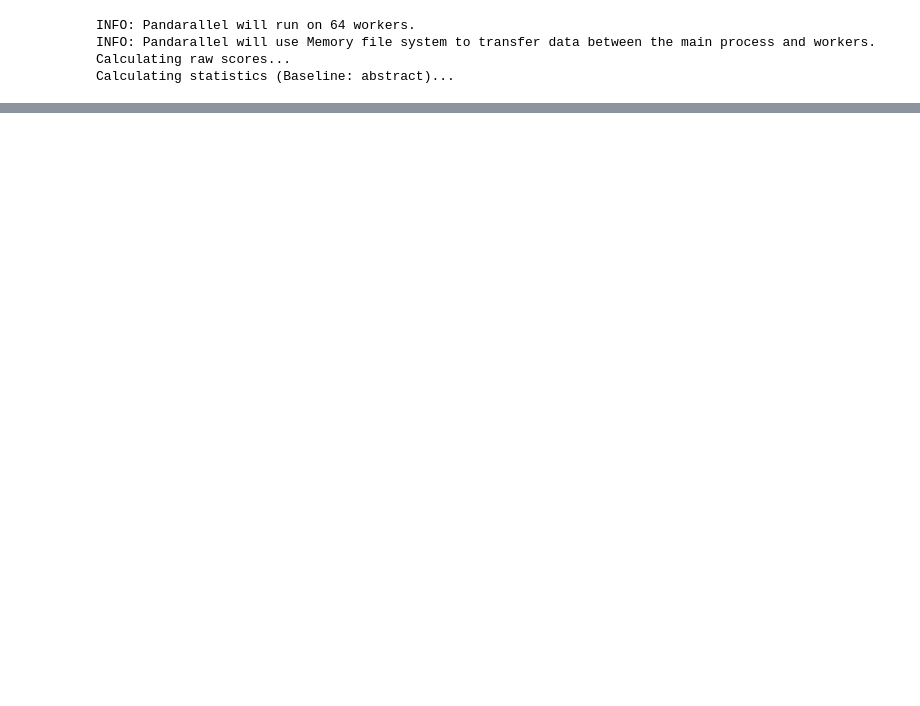
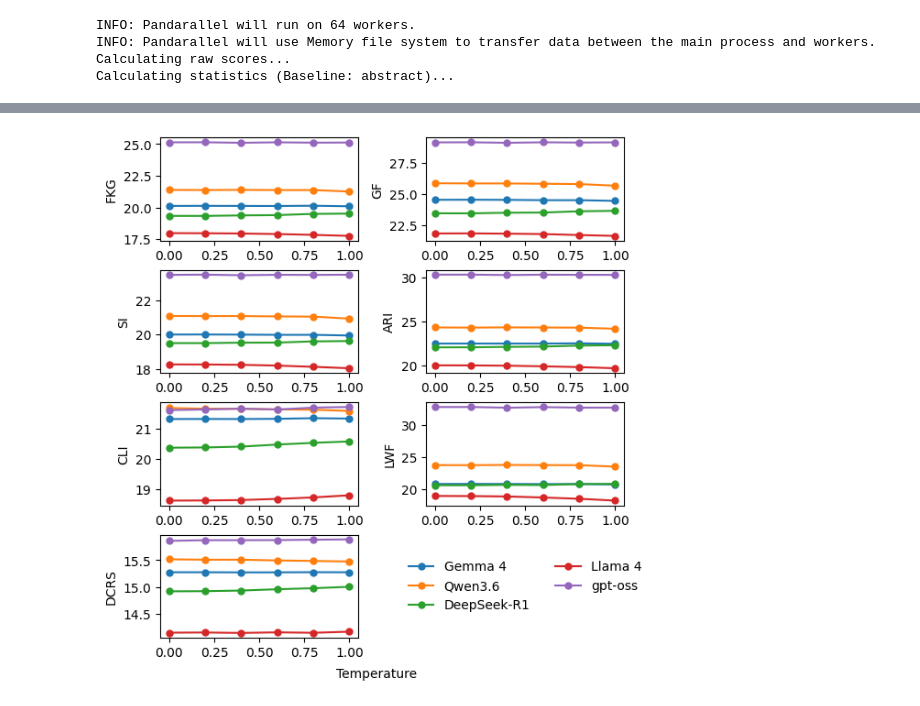
Before and after one commit to netknowledge/LLM_summarization, a Jupyter notebook: dataset_description/readability.ipynb, the cells around one changed output, grey strips where cells are left out. Drawn from its saved outputs; the diff is of its cells as text; code cells hidden in the pictures; blank space fills up the shorter version.

```diff
--- a/dataset_description/readability.ipynb
+++ b/dataset_description/readability.ipynb
@@ -174,0 +287,69 @@ readability_results
+# %%
+# ══════════════════════════════════════════════════════════════════════════════
+# Readability: 7 metrics in 4×2 grid  (legend in last subplot)
+# ══════════════════════════════════════════════════════════════════════════════
+
+import matplotlib.pyplot as plt
+import matplotlib
+from pathlib import Path
+
+home = Path.home()
+cache_file = home / 'projects/TLDR/data/paper_html_10.1038/abs_annotation/temperature_stats/temp_readability.parquet'
+stats_df = pd.read_parquet(cache_file)
+
+# ── Config (consistent with statistics.ipynb) ──
+models = ['gemma4', 'qwen3.6', 'deepseek_r1', 'llama4', 'gpt_oss']
+
+model_label = {
+    'gemma4': 'Gemma 4', 'qwen3.6': 'Qwen3.6',
+    'deepseek_r1': 'DeepSeek-R1', 'llama4': 'Llama 4', 'gpt_oss': 'gpt-oss',
+}
+model_colors = {
+    'gemma4': '#1f77b4', 'qwen3.6': '#ff7f0e',
+    'deepseek_r1': '#2ca02c', 'llama4': '#d62728', 'gpt_oss': '#9467bd',
+}
+
+readability_metrics = [
+    'flesch_kincaid_grade',
+    'gunning_fog',
+    'smog_index',
+    'automated_readability_index',
+    'coleman_liau_index',
+    'linsear_write_formula',
+    'dale_chall_readability_score',
+]
+
+# Abbreviated y-axis labels
+metric_labels = {
+    'flesch_kincaid_grade':          'FKG',
+    'gunning_fog':                   'GF',
+    'smog_index':                    'SI',
+    'automated_readability_index':   'ARI',
+    'coleman_liau_index':            'CLI',
+    'linsear_write_formula':         'LWF',
+    'dale_chall_readability_score':  'DCRS',
+}
+
+rdf = stats_df[stats_df['category'] == 'readability'].copy()
+
+fig, axes = plt.subplots(4, 2, figsize=(6, 6), constrained_layout=True)
+axes_flat = axes.flat
+
+# Plot 7 metrics in the first 7 subplots
+for ax, metric in zip(axes_flat, readability_metrics):
+    sub = rdf[rdf['metric'] == metric]
+    for model in models:
+        msub = sub[sub['model'] == model].sort_values('temp')
+        ax.plot(msub['temp'], msub['value'], color=model_colors[model],
+                marker='o', ms=5, label=model_label[model])
+    ax.set_ylabel(metric_labels[metric])
+    ax.set_xlabel('')
+fig.supxlabel('Temperature', fontsize=10)
+# Legend centred in the last (8th) subplot
+last_ax = axes_flat[7]
+last_ax.axis('off')
+handles, labels = axes_flat[0].get_legend_handles_labels()
+last_ax.legend(handles, labels, loc='center', ncol=2, frameon=False)
+plt.show()
+# %% [output]
+[figure, added]
```
Also changed, not shown: parts of 11 cells of this notebook, 44 other files.
